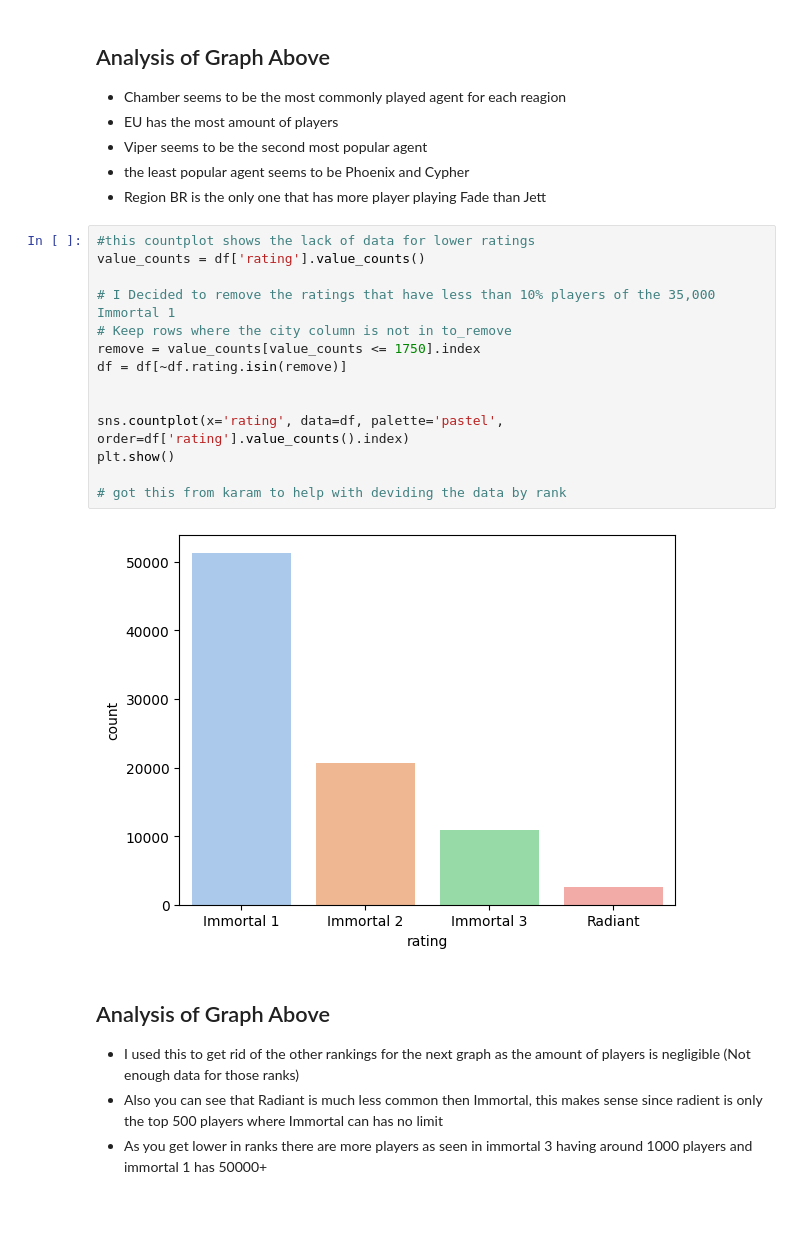
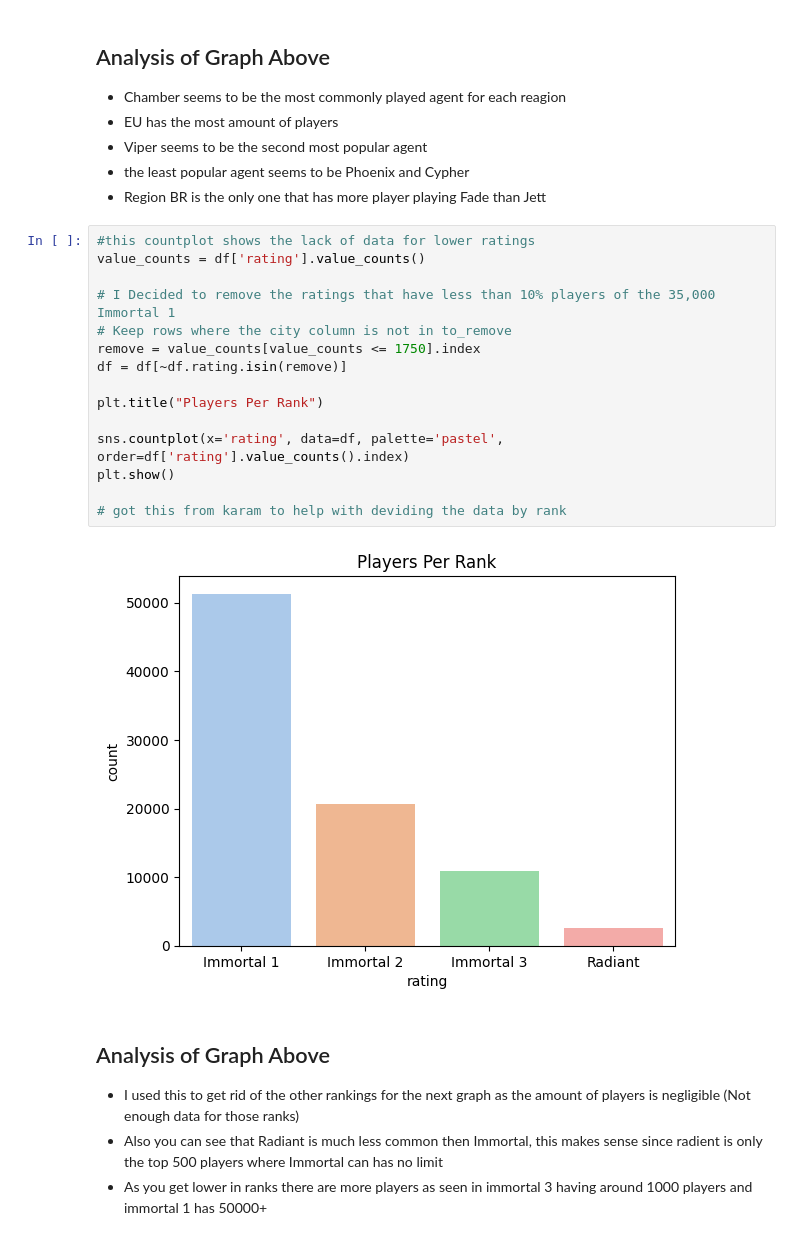
Before and after one commit to ubco-W2022T2-data301/project-group-group64, a Jupyter notebook: analysis/Tyler_Cummings.ipynb, the cells around one changed output. Drawn from its saved outputs; the diff is of its cells as text; blank space fills up the shorter version.

```diff
--- a/analysis/Tyler_Cummings.ipynb
+++ b/analysis/Tyler_Cummings.ipynb
@@ -71,19 +71,20 @@ plt.show()
 # %%
 #this countplot shows the lack of data for lower ratings
 value_counts = df['rating'].value_counts()
 
 # I Decided to remove the ratings that have less than 10% players of the 35,000 Immortal 1
 # Keep rows where the city column is not in to_remove
 remove = value_counts[value_counts <= 1750].index
 df = df[~df.rating.isin(remove)]
 
+plt.title("Players Per Rank")
 
 sns.countplot(x='rating', data=df, palette='pastel', order=df['rating'].value_counts().index)
 plt.show()
 
 # got this from karam to help with deviding the data by rank
 # %% [output]
-[figure, old version]
+[figure, new version]
 # %% [markdown]
 ## Analysis of Graph Above
 - I used this to get rid of the other rankings for the next graph as the amount of players is negligible (Not enough data for those ranks)
```
Also changed, not shown: 1 other file.
